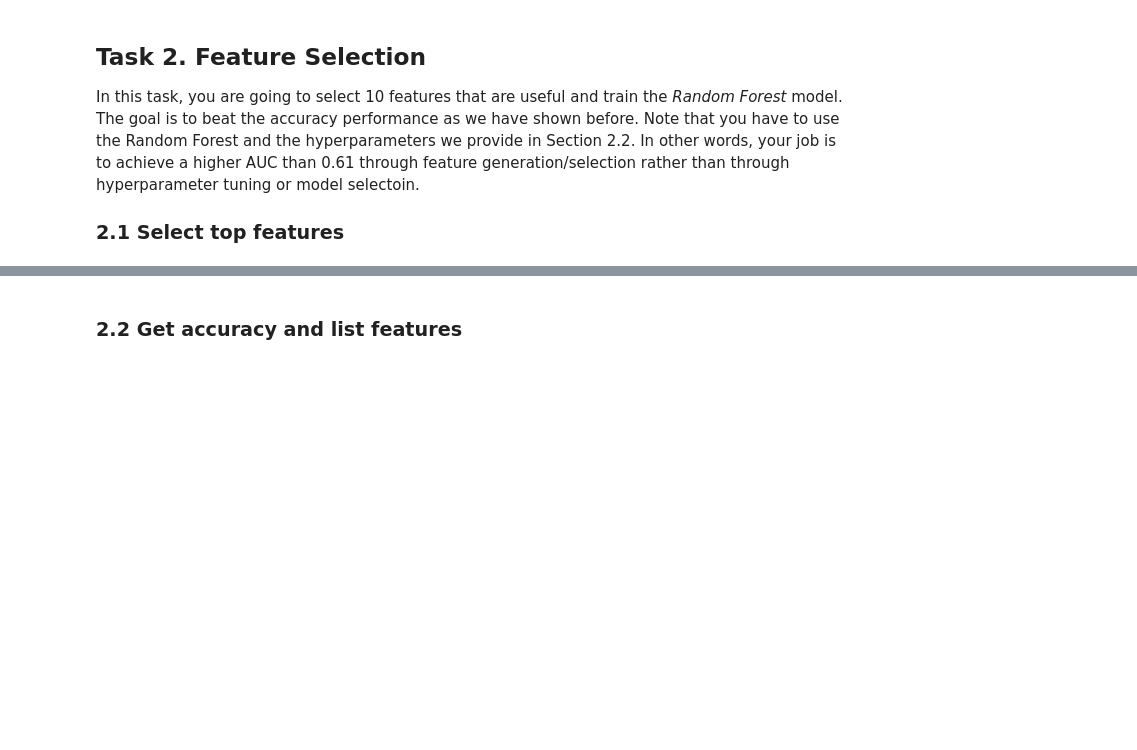
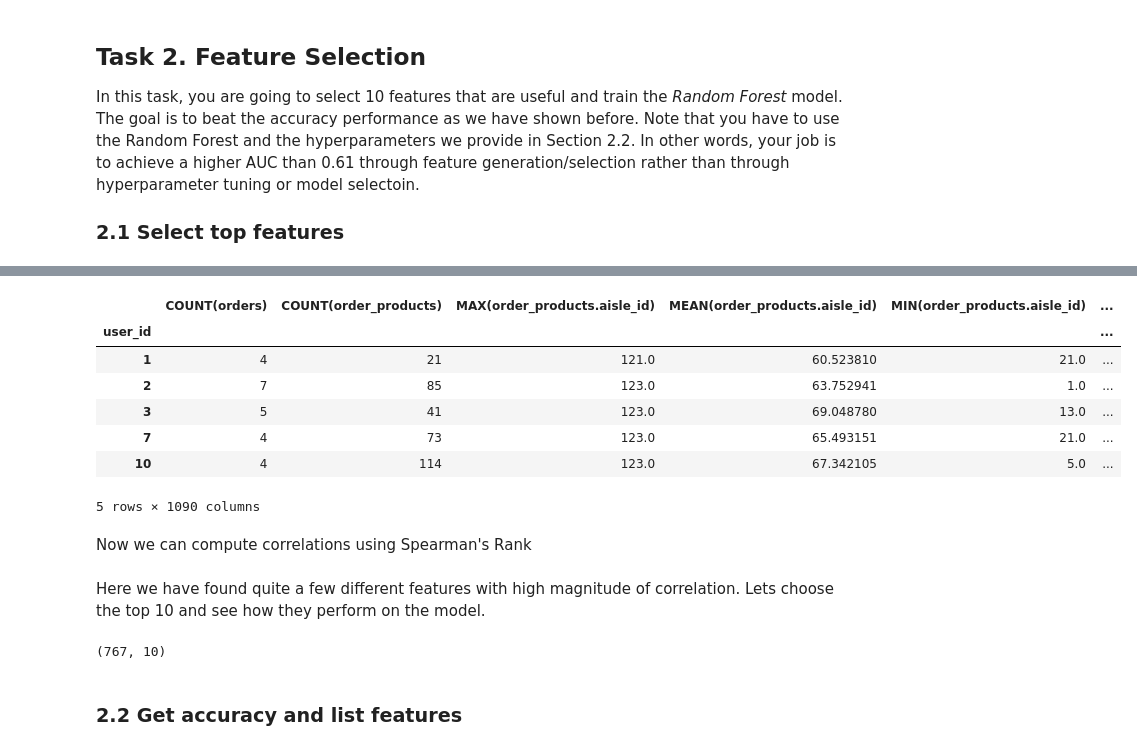
Before and after one commit to MichaelKuby/CMPT733_DataScience, a Jupyter notebook: A8/A8-2.ipynb, the cells around one changed output, grey strips where cells are left out. Saved outputs shown, nothing was run; the diff lists cells and outputs as text; code cells hidden in the pictures; blank space fills up the shorter version.

```diff
--- a/A8/A8-2.ipynb
+++ b/A8/A8-2.ipynb
@@ -78,6 +79,10 @@ order_products = pd.read_csv("order_products.csv")
 users = pd.read_csv("users.csv")
 
 # could drop columns here, if needed
+# Drop the first column from each dataframe
+orders = orders.drop(orders.columns[0], axis=1)
+order_products = order_products.drop(order_products.columns[0], axis=1)
+users = users.drop(users.columns[0], axis=1)
 
 print(users["label"].value_counts())
 print(orders.shape, order_products.shape)
@@ -102,7 +161,7 @@ es = load_entityset(orders, order_products, users)
 
 # use ft.dfs to perform feature engineering
 # --- Write your code below ---
-feature_matrix, feature_defs = ft.dfs( ... )
+feature_matrix, feature_defs = ft.dfs(entityset = es, target_dataframe_name='users')
 # %%
 # output what features you generate
 feature_matrix
@@ -113,0 +190,12 @@ In this task, you are going to select 10 features that are useful and train the
+# %%
+import scipy.stats as stats
+# --- Write your code below ---
+
+# The first thing I will do is use feeaturetools inbuilt functions to remove
+# features with no variance and those that are highly correlated.
+
+# Remove features without variance
+new_fm, new_features = ft.selection.remove_single_value_features(feature_matrix, features=feature_defs)
+
+# Remove features with high correlation
+new_fm, new_features = ft.selection.remove_highly_correlated_features(new_fm, features=new_features, pct_corr_threshold=0.90)
@@ -113,0 +250,20 @@ In this task, you are going to select 10 features that are useful and train the
+# %%
+# View all non-numerical features
+non_numerical_features = new_fm.select_dtypes(exclude='number').columns
+non_numerical_features
+
+# One-hot encode the non-numerical features
+one_hot_fm = pd.get_dummies(new_fm, columns=non_numerical_features)
+# %%
+one_hot_fm.head()
+# %% [output]
+|  | COUNT(orders) | COUNT(order_products) | MAX(order_products.aisle_id) | MEAN(order_products.aisle_id) | MIN(order_products.aisle_id) | ... |
+| user_id |  |  |  |  |  | ... |
+| 1 | 4 | 21 | 121.0 | 60.523810 | 21.0 | ... |
+| 2 | 7 | 85 | 123.0 | 63.752941 | 1.0 | ... |
+| 3 | 5 | 41 | 123.0 | 69.048780 | 13.0 | ... |
+| 7 | 4 | 73 | 123.0 | 65.493151 | 21.0 | ... |
+| 10 | 4 | 114 | 123.0 | 67.342105 | 5.0 | ... |
+5 rows × 1090 columns
+# %% [markdown]
+Now we can compute correlations using Spearman's Rank
@@ -114,6 +282,12 @@ In this task, you are going to select 10 features that are useful and train the
+# %% [markdown]
+Here we have found quite a few different features with high magnitude of correlation. Lets choose the top 10 and see how they perform on the model.
 # %%
-# --- Write your code below ---
 # Select top-10 features and return X, y (X.shape = (767, 10)
+X = one_hot_fm[corrs.index[:10]]
+y = feature_matrix['label']
+X.shape
+# %% [output]
+(767, 10)
 # %% [markdown]
 ### 2.2 Get accuracy and list features
 # %%
```
Also changed, not shown: parts of 14 cells of this notebook, 7 other files.
